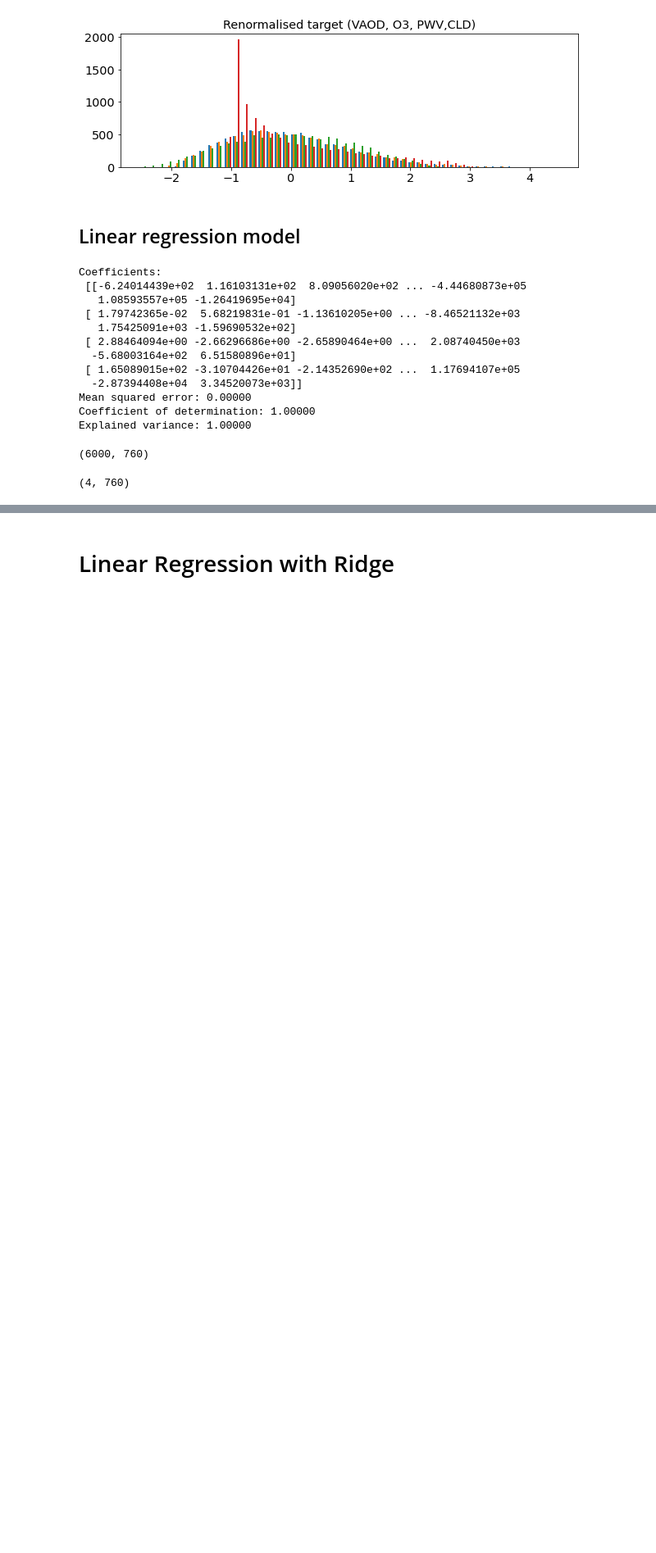
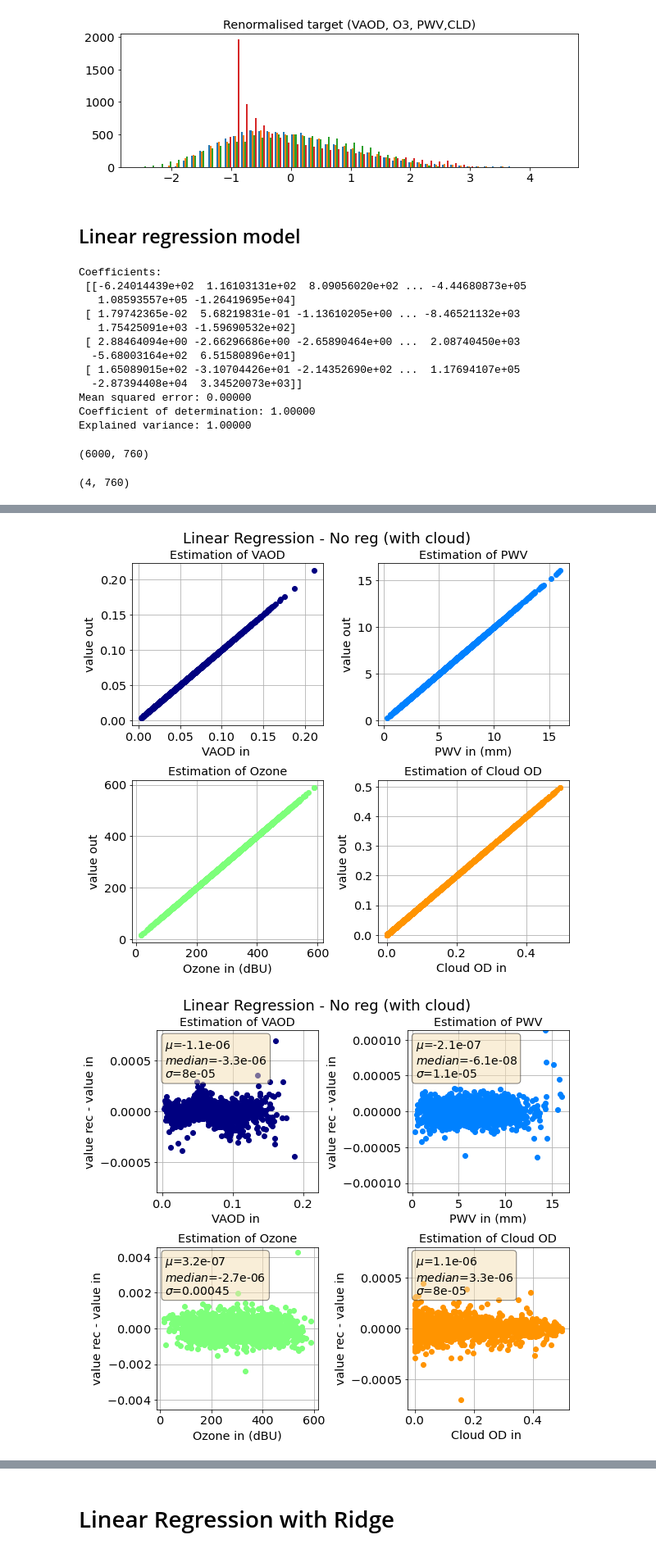
Before and after one commit to sylvielsstfr/PhotomCorrectAuxTel, a Jupyter notebook: analysis/MLfit_atm2/MLfit_atmlsst_cloud_varz.ipynb, the cells around one changed output, grey strips where cells are left out. Shown at 82% size. Cells and saved outputs as stored; diff of their text form; code cells hidden in the pictures; blank space fills up the shorter version.

```diff
--- a/analysis/MLfit_atm2/MLfit_atmlsst_cloud_varz.ipynb
+++ b/analysis/MLfit_atm2/MLfit_atmlsst_cloud_varz.ipynb
@@ -1263,0 +1580,11 @@ regr.coef_.shape
+# %%
+if FLAG_LINEARREGRESSION and FLAG_PLOT:
+    plot_ml_result(Y_test, Y_pred_test_inv, mode=0, title="Linear Regression - No reg (with cloud)")
+    plot_ml_result(Y_test, Y_pred_test_inv, mode=1, title="Linear Regression - No reg (with cloud)")
+    plot_ml_result(Y_test, Y_pred_test_inv, mode=2, title="Linear Regression - No reg (with cloud)")
+    #plot_ml_result(Y_test, Y_pred_test_inv, mode=3, title="Linear Regression - No reg (with cloud)")
+
+    histo_ml_result(Y_test, Y_pred_test_inv, title="Linear Regression - No reg (with cloud)")
+# %% [output]
+[figure, added]
+[figure, added]
```
Also changed, not shown: parts of 67 cells of this notebook, 1 other file.
